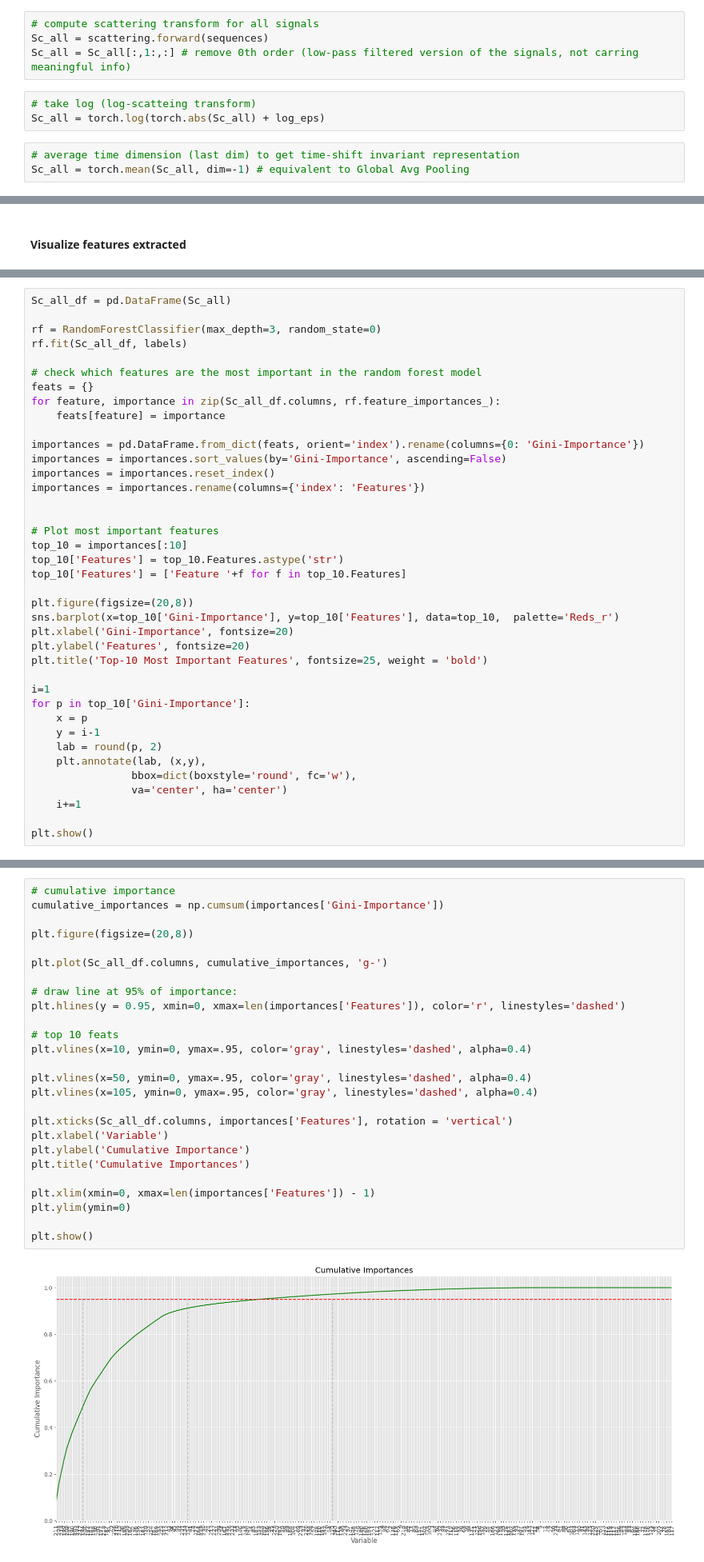
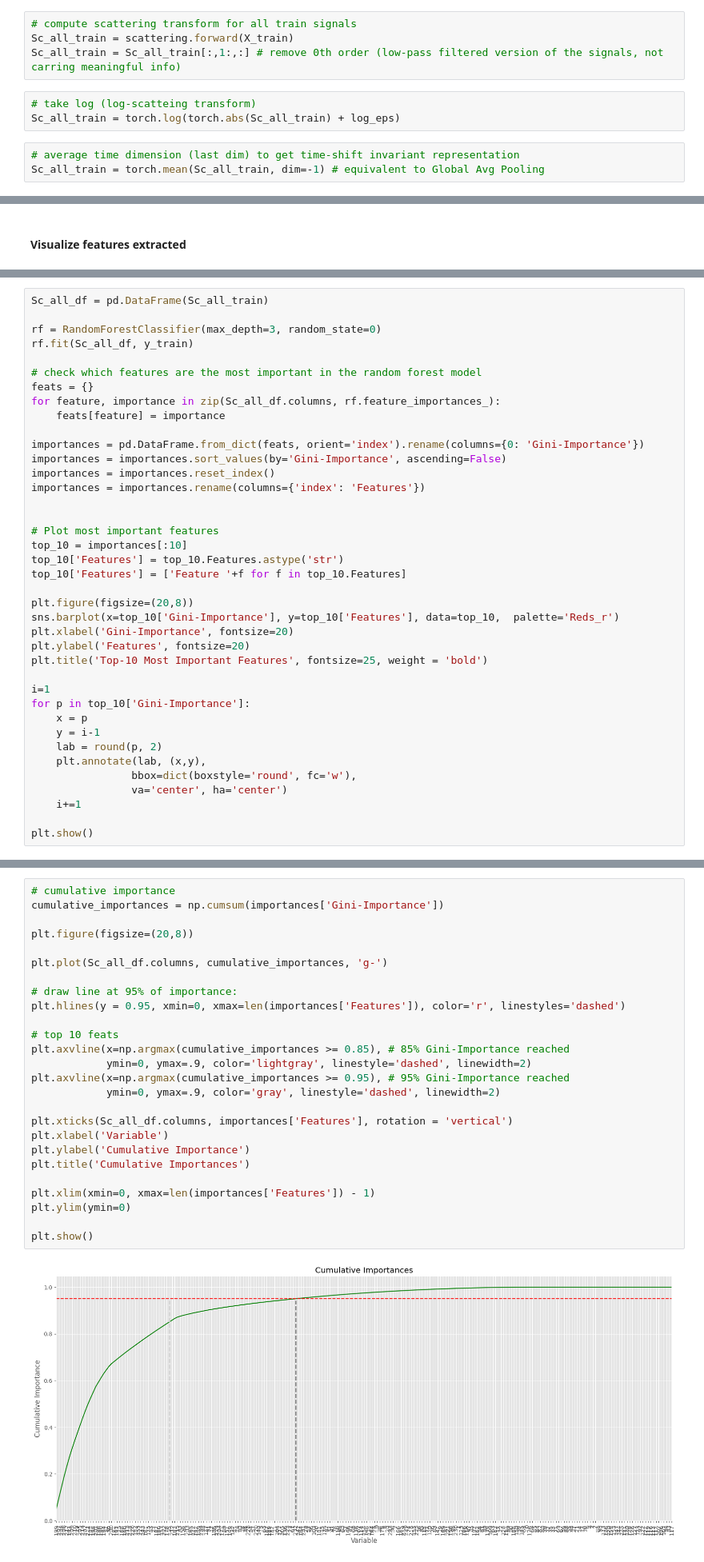
Before and after one commit to arfogg/lo_presti_classify_space_events, a Jupyter notebook: binary_classification_transformed.ipynb, the cells around one changed output, grey strips where cells are left out. Shown at 80% size. Saved outputs shown, nothing was run; the diff lists cells and outputs as text.

```diff
--- a/binary_classification_transformed.ipynb
+++ b/binary_classification_transformed.ipynb
@@ -169,12 +161,12 @@ This method can be used to extract features from the input signal in a hierarchi
 # %%
 scattering = Scattering1D(J, T, Q)
 # %%
-# compute scattering transform for all signals
-Sc_all = scattering.forward(sequences)
-Sc_all = Sc_all[:,1:,:] # remove 0th order (low-pass filtered version of the signals, not carring meaningful info)
+# compute scattering transform for all train signals
+Sc_all_train = scattering.forward(X_train)
+Sc_all_train = Sc_all_train[:,1:,:] # remove 0th order (low-pass filtered version of the signals, not carring meaningful info)
 # %%
 # take log (log-scatteing transform)
-Sc_all = torch.log(torch.abs(Sc_all) + log_eps)
+Sc_all_train = torch.log(torch.abs(Sc_all_train) + log_eps)
 # %%
 # average time dimension (last dim) to get time-shift invariant representation
-Sc_all = torch.mean(Sc_all, dim=-1) # equivalent to Global Avg Pooling
+Sc_all_train = torch.mean(Sc_all_train, dim=-1) # equivalent to Global Avg Pooling
@@ -377,8 +375,8 @@ Explained variation per principal component: [0.86580235 0.04630787 0.01386193]
 # %%
-Sc_all_df = pd.DataFrame(Sc_all)
+Sc_all_df = pd.DataFrame(Sc_all_train)
 
 rf = RandomForestClassifier(max_depth=3, random_state=0)
-rf.fit(Sc_all_df, labels)
+rf.fit(Sc_all_df, y_train)
 
 # check which features are the most important in the random forest model
 feats = {}
@@ -418,29 +416,29 @@ plt.show()
 # %%
 # cumulative importance
 cumulative_importances = np.cumsum(importances['Gini-Importance'])
 
 plt.figure(figsize=(20,8))
 
 plt.plot(Sc_all_df.columns, cumulative_importances, 'g-')
 
 # draw line at 95% of importance:
 plt.hlines(y = 0.95, xmin=0, xmax=len(importances['Features']), color='r', linestyles='dashed')
 
 # top 10 feats
-plt.vlines(x=10, ymin=0, ymax=.95, color='gray', linestyles='dashed', alpha=0.4)
-
-plt.vlines(x=50, ymin=0, ymax=.95, color='gray', linestyles='dashed', alpha=0.4)
-plt.vlines(x=105, ymin=0, ymax=.95, color='gray', linestyles='dashed', alpha=0.4)
+plt.axvline(x=np.argmax(cumulative_importances >= 0.85), # 85% Gini-Importance reached
+            ymin=0, ymax=.9, color='lightgray', linestyle='dashed', linewidth=2)
+plt.axvline(x=np.argmax(cumulative_importances >= 0.95), # 95% Gini-Importance reached
+            ymin=0, ymax=.9, color='gray', linestyle='dashed', linewidth=2)
 
 plt.xticks(Sc_all_df.columns, importances['Features'], rotation = 'vertical')
 plt.xlabel('Variable')
 plt.ylabel('Cumulative Importance')
 plt.title('Cumulative Importances')
 
 plt.xlim(xmin=0, xmax=len(importances['Features']) - 1)
 plt.ylim(ymin=0)
 
 plt.show()
 # %% [output]
-[figure, old version]
+[figure, new version]
 # %% [markdown]
```
Also changed, not shown: parts of 62 cells of this notebook, 1 other file.
